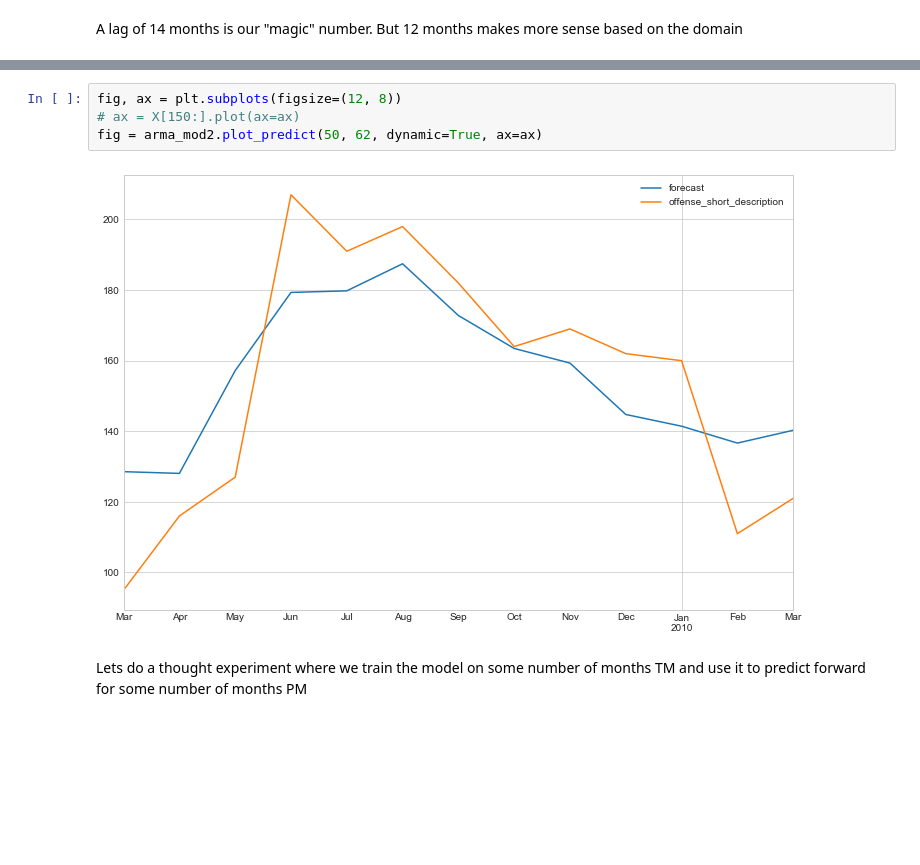
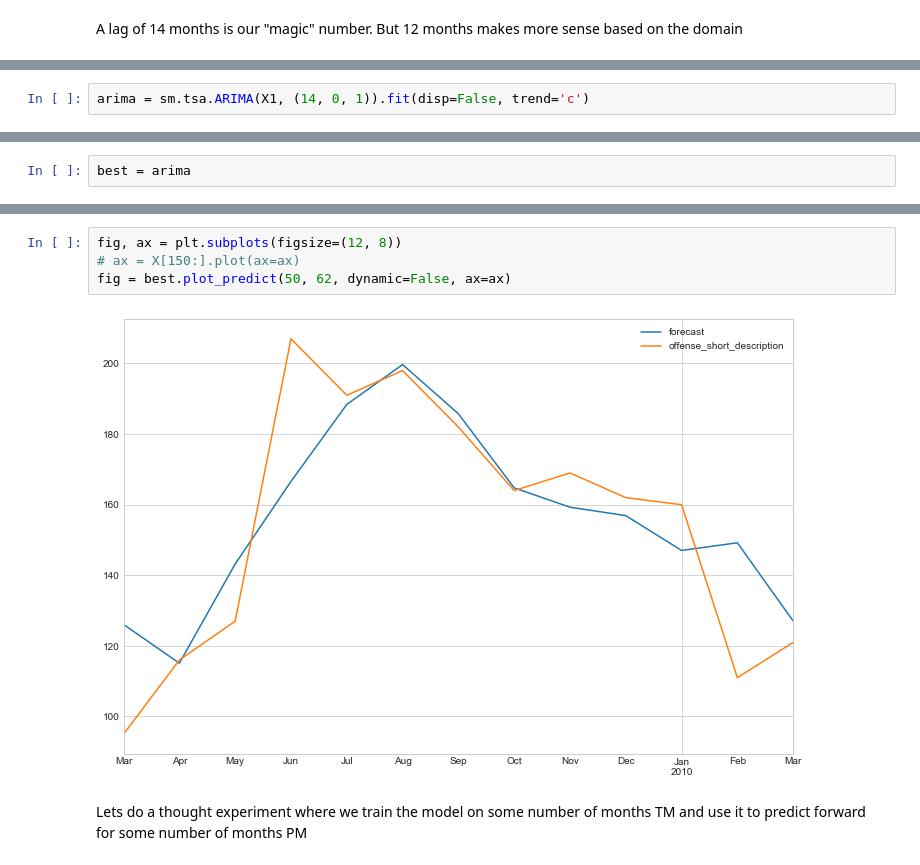
Before and after one commit to lotusflyer/ash_pub_safety, a Jupyter notebook: ash_lar_arma_model.ipynb, the cells around one changed output, grey strips where cells are left out. Drawn from its saved outputs; the diff is of its cells as text; blank space fills up the shorter version.

Commit message:
large improvements to ARIMA predictive model and presentation twweak for seasonality model

```diff
--- a/ash_lar_arma_model.ipynb
+++ b/ash_lar_arma_model.ipynb
@@ -101,0 +98,2 @@ print(arma_mod120.aic, arma_mod120.bic, arma_mod120.hqic)
+# %%
+arima = sm.tsa.ARIMA(X1, (14, 0, 1)).fit(disp=False, trend='c')
@@ -102 +106,3 @@ print(arma_mod120.aic, arma_mod120.bic, arma_mod120.hqic)
+# %%
+best = arima
 # %%
@@ -130,9 +136,9 @@ compare['percent error'].plot(kind='bar')
 # %%
 fig, ax = plt.subplots(figsize=(12, 8))
 # ax = X[150:].plot(ax=ax)
-fig = arma_mod2.plot_predict(50, 62, dynamic=True, ax=ax)
+fig = best.plot_predict(50, 62, dynamic=False, ax=ax)
 # %% [output]
-[figure, old version]
+[figure, new version]
 # %% [markdown]
 Lets do a thought experiment where we train the model on some number of months TM and use it to predict forward for some number of months PM
 # %%
```
Also changed, not shown: parts of 17 cells of this notebook, 1 other file.
